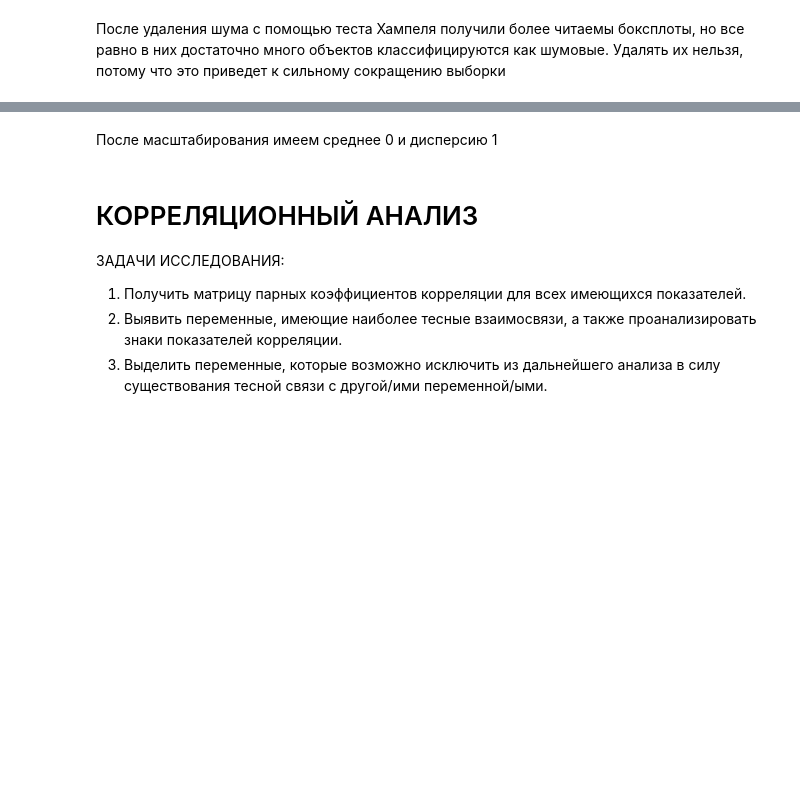
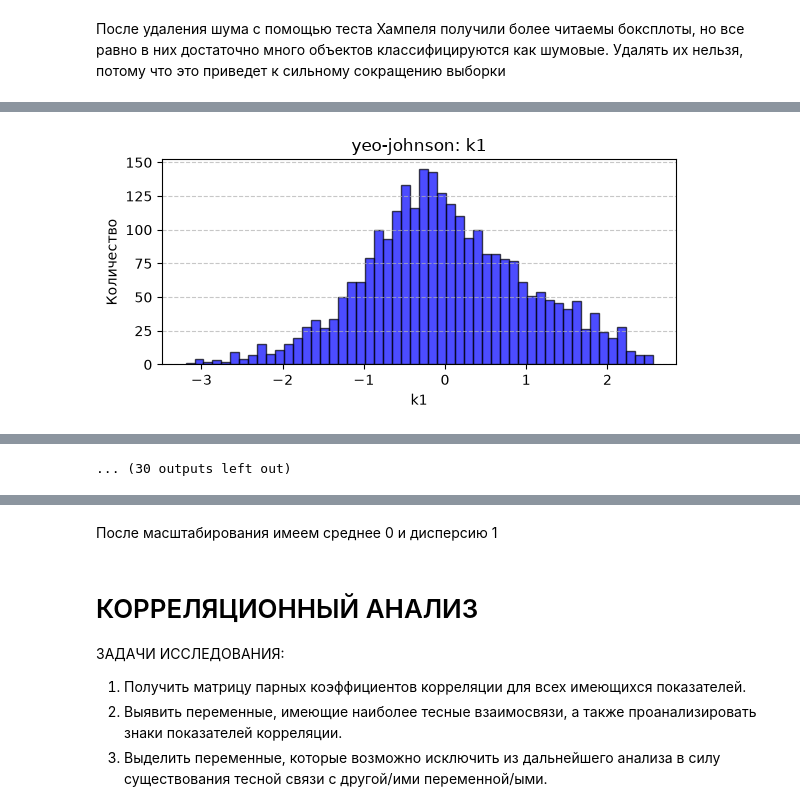
Before and after one commit to vaniiaaa/DAEFI, a Jupyter notebook: lab1_corr_analysis.ipynb, the cells around one changed output, grey strips where cells are left out. Saved outputs shown, nothing was run; the diff lists cells and outputs as text; code cells hidden in the pictures; blank space fills up the shorter version.

Commit message:
yeo-johnson

```diff
--- a/lab1_corr_analysis.ipynb
+++ b/lab1_corr_analysis.ipynb
@@ -326,0 +355,47 @@ for col in num_cols:
+# %%
+pt = PowerTransformer(standardize=True, method="yeo-johnson")
+df2 = pd.DataFrame(pt.fit_transform(df), columns=df.columns)
+
+for col in num_cols:
+    plt.figure(figsize=(6,3))
+    plt.hist(df2[col].dropna(), bins=52, color='blue', edgecolor='black', alpha=0.7)
+    plt.title(f"yeo-johnson: {col}")
+    plt.xlabel(col)
+    plt.ylabel("Количество")
+    plt.grid(axis='y', linestyle='--', alpha = 0.7)
+    plt.tight_layout()
+    plt.savefig(f'{outdir}/{col}_hist3.png')
+    plt.show()
+
+    plt.figure(figsize=(6,3))
+    bp = plt.boxplot(df2[col].dropna(), orientation='horizontal')
+
+    total_count = len(df2[col].dropna())
+    left_whisker = bp['whiskers'][0].get_xdata()[0]
+    right_whisker= bp['whiskers'][1].get_xdata()[1]
+    noise = bp['fliers'][0].get_xdata()
+
+    left_noise_count = len(noise[noise < left_whisker])
+    right_noise_count = len(noise[noise > right_whisker])
+
+    if total_count > 0:
+        left_prc = round((left_noise_count / total_count) * 100, 2)
+        right_prc = round((right_noise_count / total_count) * 100, 2)
+    else:
+        left_prc = right_prc = 0.0
+
+    summary[col] = {
+        'total_count': total_count,
+        'left_noise_count': left_noise_count,
+        'right_noise_count': right_noise_count,
+        'left_prc': left_prc,
+        'right_prc': right_prc
+    }
+
+
+    plt.title(f"yeo-johnson {col}\n Выбросы слева: {left_prc}% | Выбросы справа: {right_prc}%")
+    plt.grid(axis='x', linestyle='--', alpha=0.7)
+    plt.savefig(f'{outdir}/{col}_box4.png')
+    plt.show()
+# %% [output]
+[figure, added]
@@ -327,3 +413,4 @@ for col in num_cols:
+... (30 outputs left out)
 # %%
 
 for col in num_cols:
```
Also changed, not shown: parts of 11 cells of this notebook.
